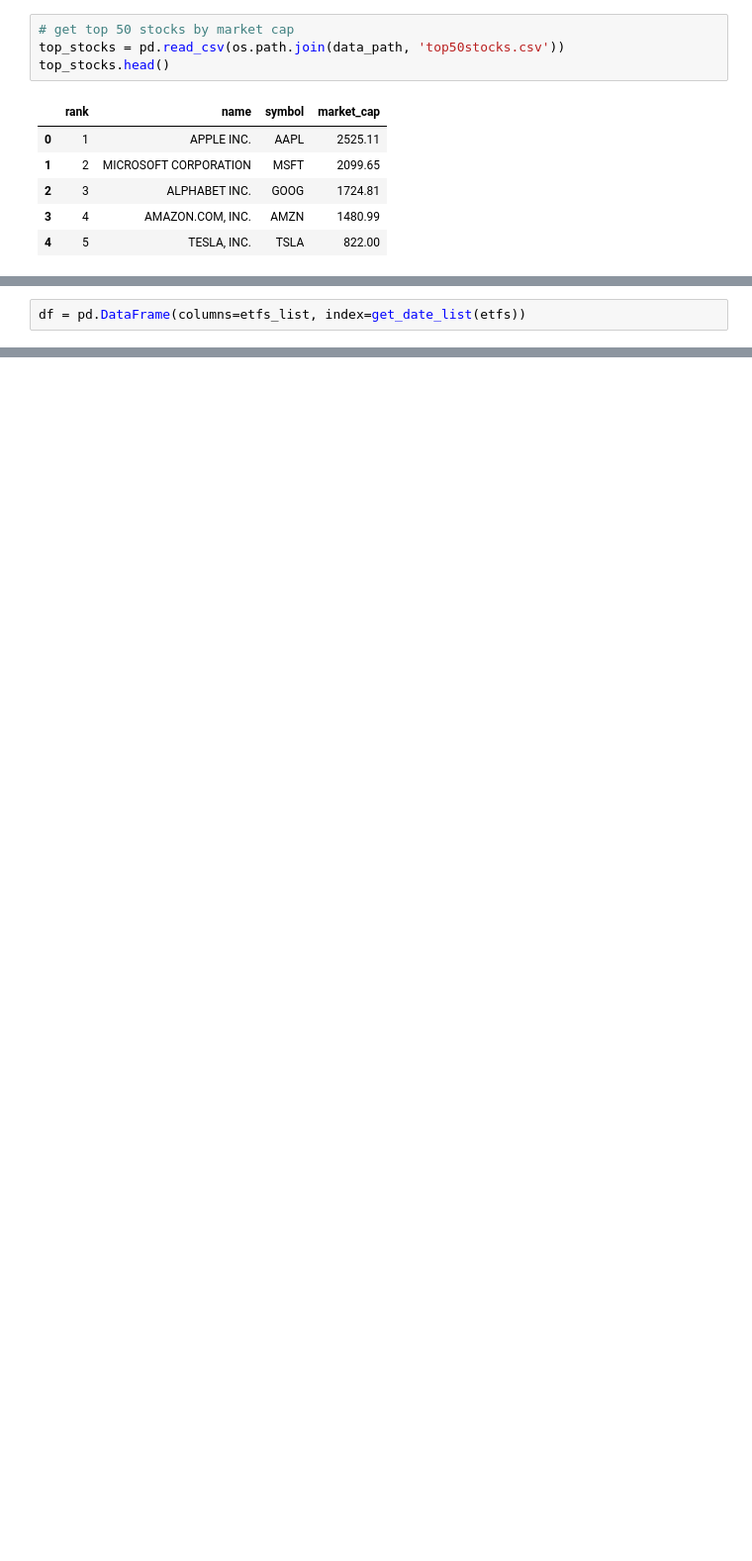
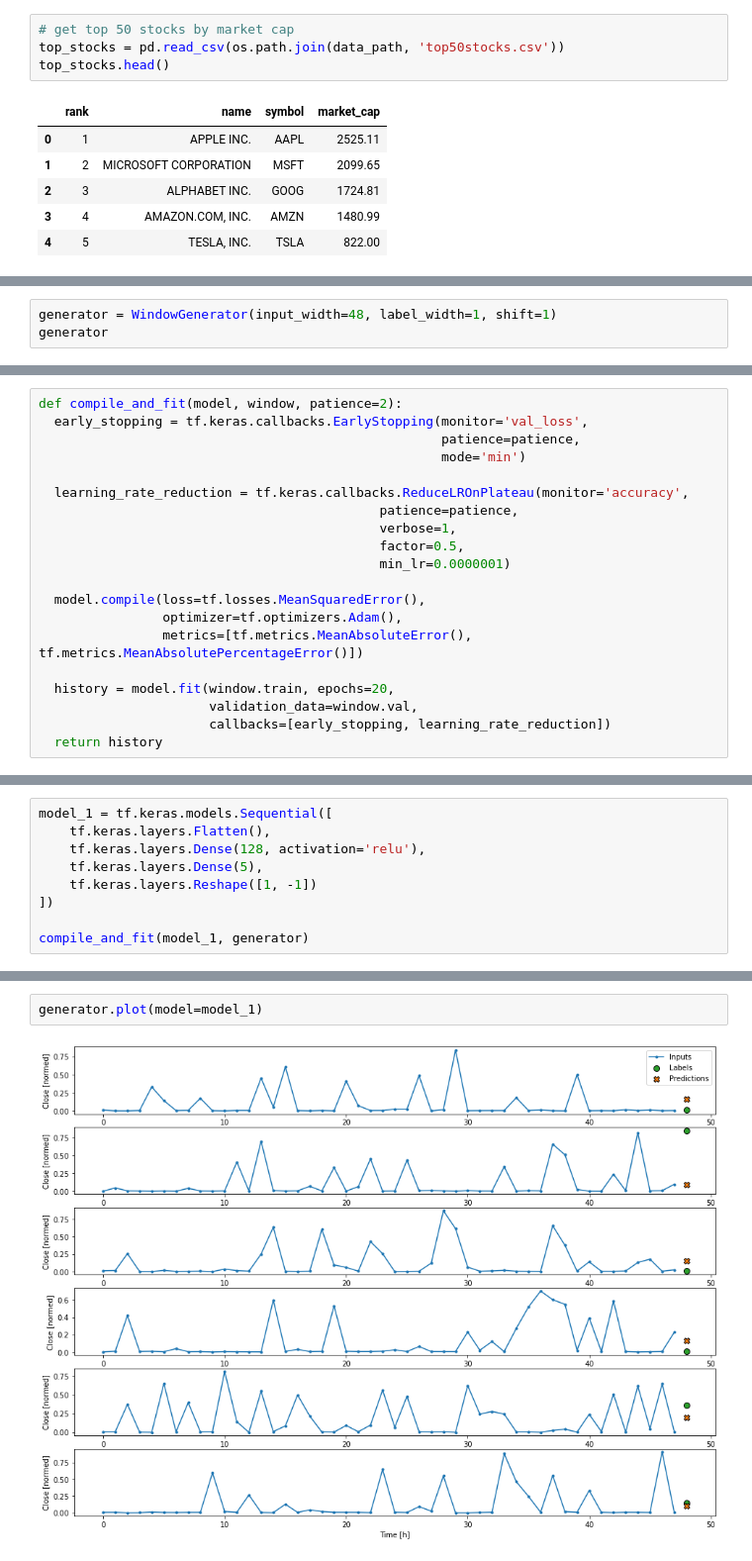
Before and after one commit to TheGAITORClub/Resources, a Jupyter notebook: Lectures/Week6/Week6.ipynb, the cells around one changed output, grey strips where cells are left out. Shown at 99% size. Drawn from its saved outputs; the diff is of its cells as text; blank space fills up the shorter version.

```diff
--- a/Lectures/Week6/Week6.ipynb
+++ b/Lectures/Week6/Week6.ipynb
@@ -231,2 +19,0 @@ def get_date_list(df):
-# %%
-df = pd.DataFrame(columns=etfs_list, index=get_date_list(etfs))
@@ -309,0 +129,3 @@ TypeError: strptime() takes exactly 2 arguments (1 given)
+# %%
+generator = WindowGenerator(input_width=48, label_width=1, shift=1)
+generator
@@ -309,0 +269,20 @@ TypeError: strptime() takes exactly 2 arguments (1 given)
+# %%
+def compile_and_fit(model, window, patience=2):
+  early_stopping = tf.keras.callbacks.EarlyStopping(monitor='val_loss',
+                                                    patience=patience,
+                                                    mode='min')
+
+  learning_rate_reduction = tf.keras.callbacks.ReduceLROnPlateau(monitor='accuracy',
+                                            patience=patience,
+                                            verbose=1,
+                                            factor=0.5,
+                                            min_lr=0.0000001)
+
+  model.compile(loss=tf.losses.MeanSquaredError(),
+                optimizer=tf.optimizers.Adam(),
+                metrics=[tf.metrics.MeanAbsoluteError(), tf.metrics.MeanAbsolutePercentageError()])
+
+  history = model.fit(window.train, epochs=20,
+                      validation_data=window.val,
+                      callbacks=[early_stopping, learning_rate_reduction])
+  return history
@@ -309,0 +295,9 @@ TypeError: strptime() takes exactly 2 arguments (1 given)
+# %%
+model_1 = tf.keras.models.Sequential([
+    tf.keras.layers.Flatten(),
+    tf.keras.layers.Dense(128, activation='relu'),
+    tf.keras.layers.Dense(5),
+    tf.keras.layers.Reshape([1, -1])
+])
+
+compile_and_fit(model_1, generator)
@@ -309,0 +344,4 @@ TypeError: strptime() takes exactly 2 arguments (1 given)
+# %%
+generator.plot(model=model_1)
+# %% [output]
+[figure, added]
```
Also changed, not shown: parts of 73 cells of this notebook, 5 other files.
